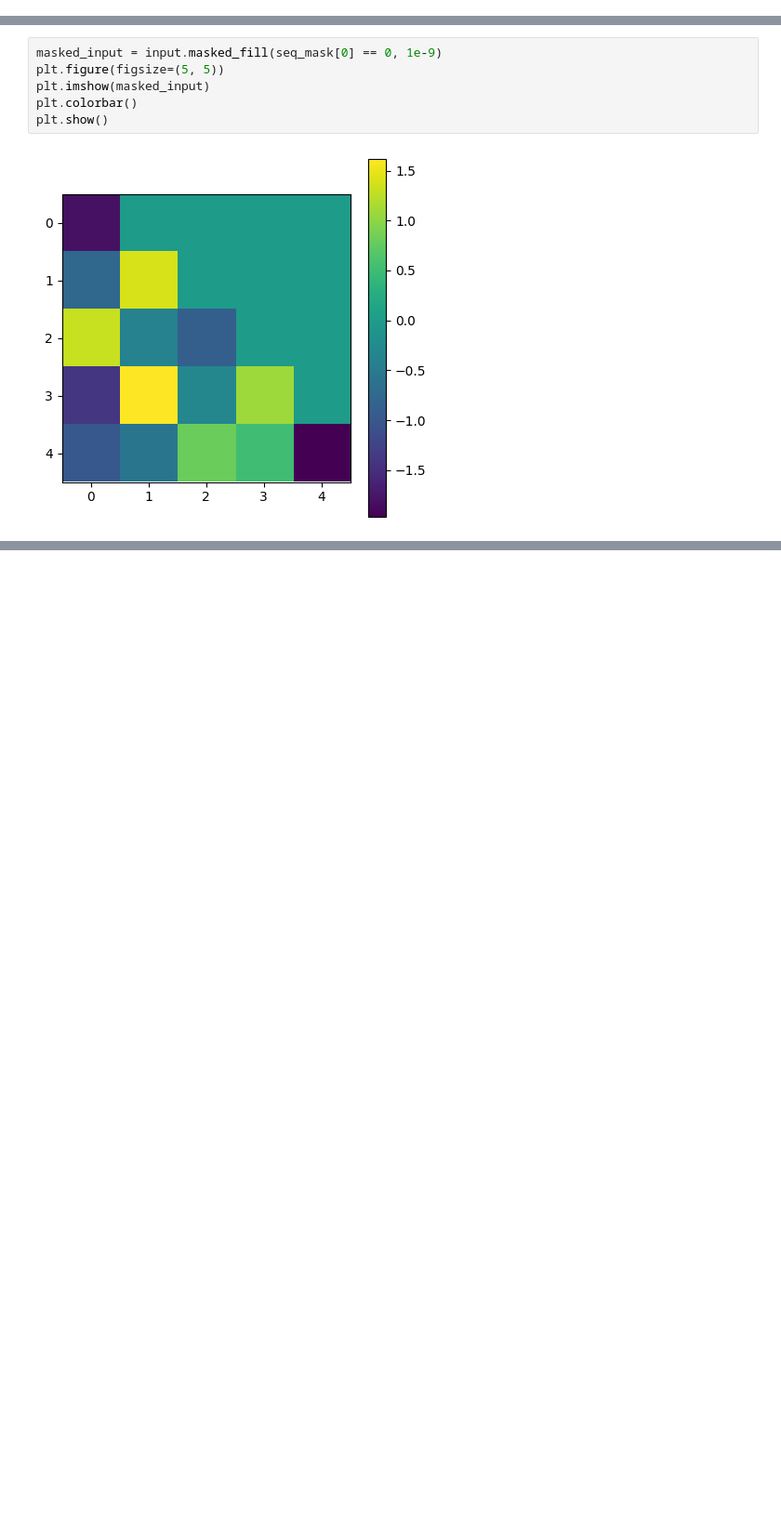
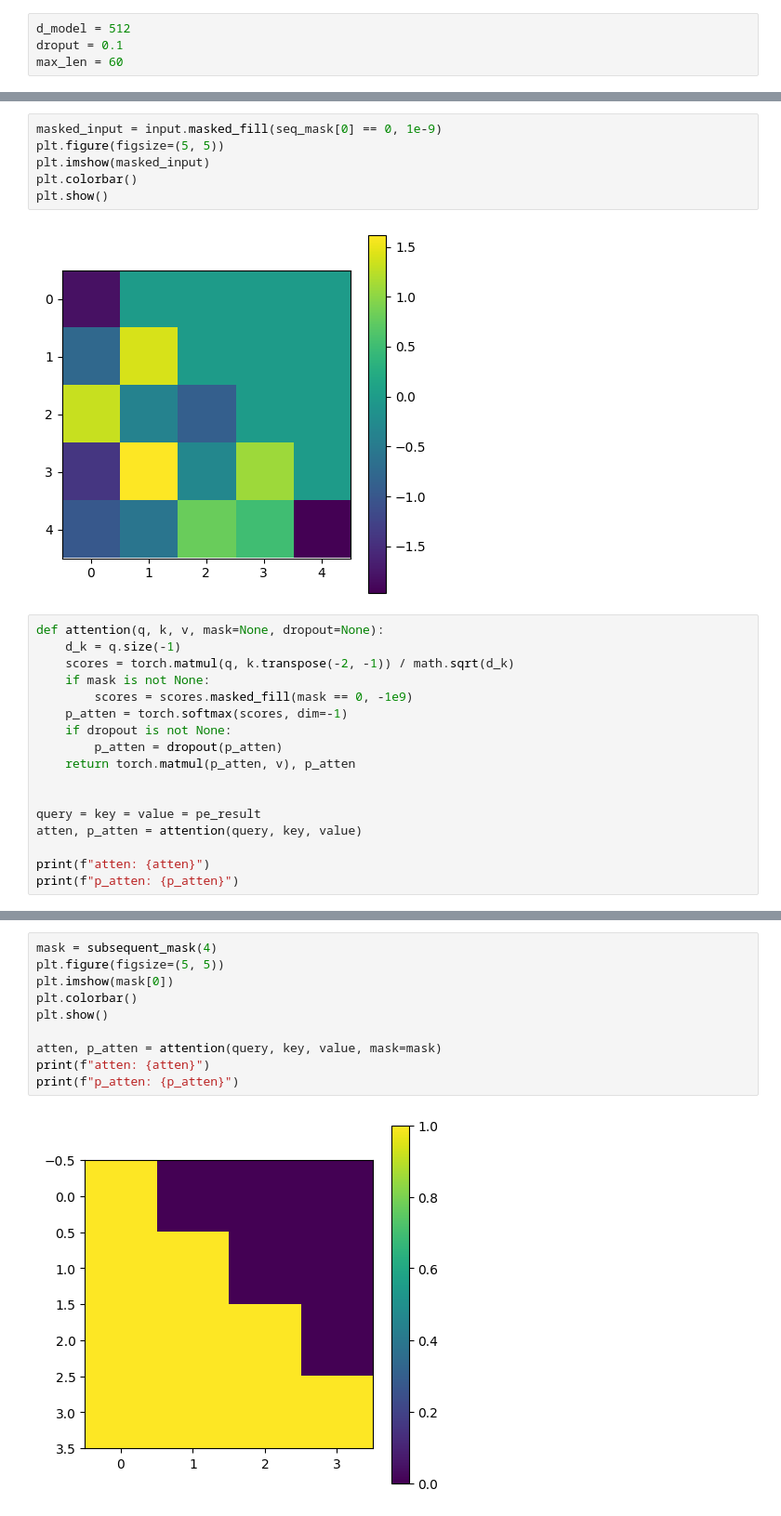
Before and after one commit to sianhou/myCourses, a Jupyter notebook: crow/test.ipynb, the cells around one changed output, grey strips where cells are left out. Shown at 93% size. Drawn from its saved outputs; the diff is of its cells as text; blank space fills up the shorter version.

```diff
--- a/crow/test.ipynb
+++ b/crow/test.ipynb
@@ -4,6 +4,10 @@ from torch import nn
 import matplotlib.pyplot as plt
 import numpy as np
 import math
+# %%
+d_model = 512
+droput = 0.1
+max_len = 60
 # %%
 class Embeddings(nn.Module):
     def __init__(self, d_model, vocab):
@@ -46,3 +95,20 @@ plt.colorbar()
 plt.show()
 # %% [output]
 [figure]
+# %%
+def attention(q, k, v, mask=None, dropout=None):
+    d_k = q.size(-1)
+    scores = torch.matmul(q, k.transpose(-2, -1)) / math.sqrt(d_k)
+    if mask is not None:
+        scores = scores.masked_fill(mask == 0, -1e9)
+    p_atten = torch.softmax(scores, dim=-1)
+    if dropout is not None:
+        p_atten = dropout(p_atten)
+    return torch.matmul(p_atten, v), p_atten
+
+
+query = key = value = pe_result
+atten, p_atten = attention(query, key, value)
+
+print(f"atten: {atten}")
+print(f"p_atten: {p_atten}")
@@ -48,0 +158,12 @@ plt.show()
+# %%
+mask = subsequent_mask(4)
+plt.figure(figsize=(5, 5))
+plt.imshow(mask[0])
+plt.colorbar()
+plt.show()
+
+atten, p_atten = attention(query, key, value, mask=mask)
+print(f"atten: {atten}")
+print(f"p_atten: {p_atten}")
+# %% [output]
+[figure, added]
```
Also changed, not shown: parts of 5 cells of this notebook.
